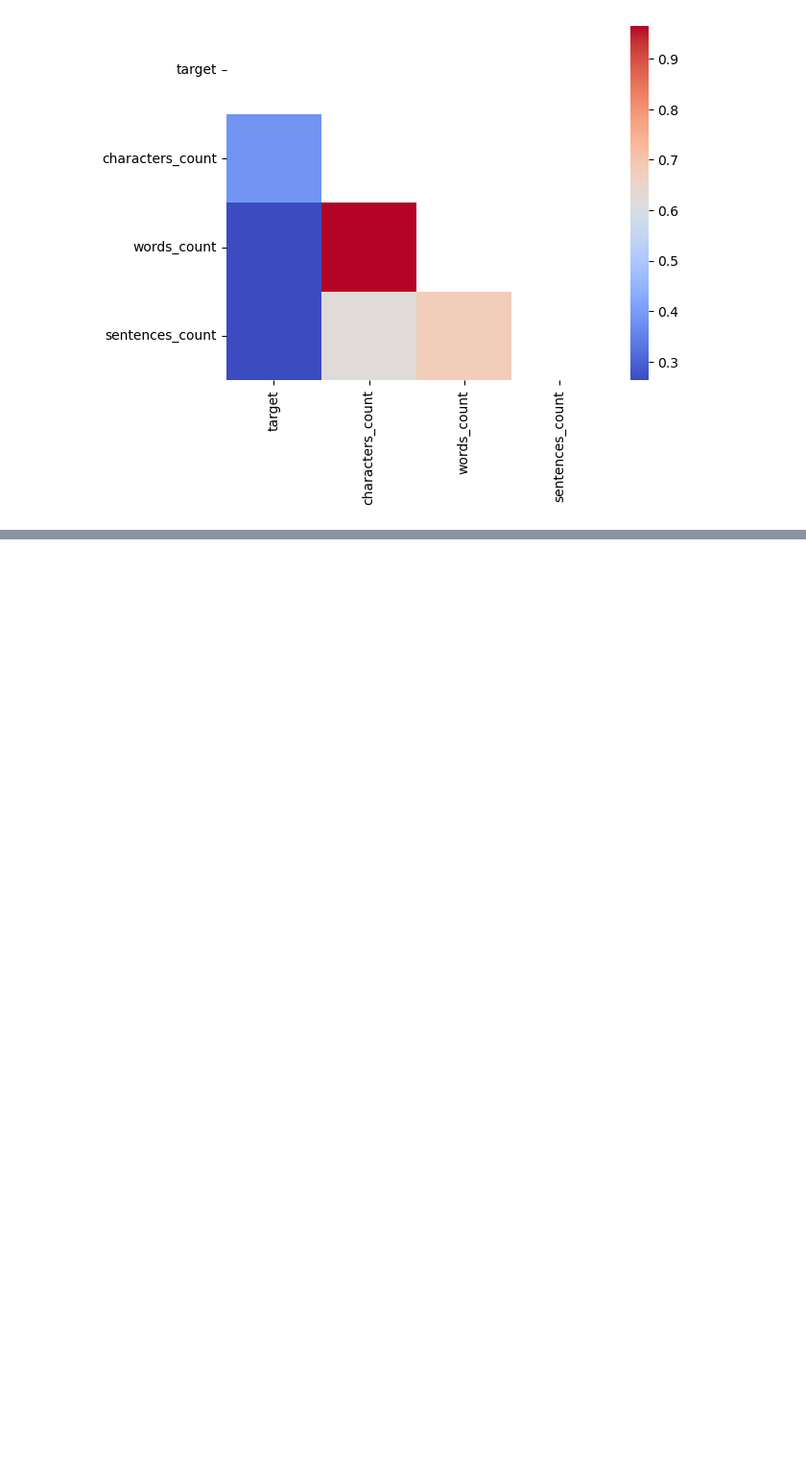
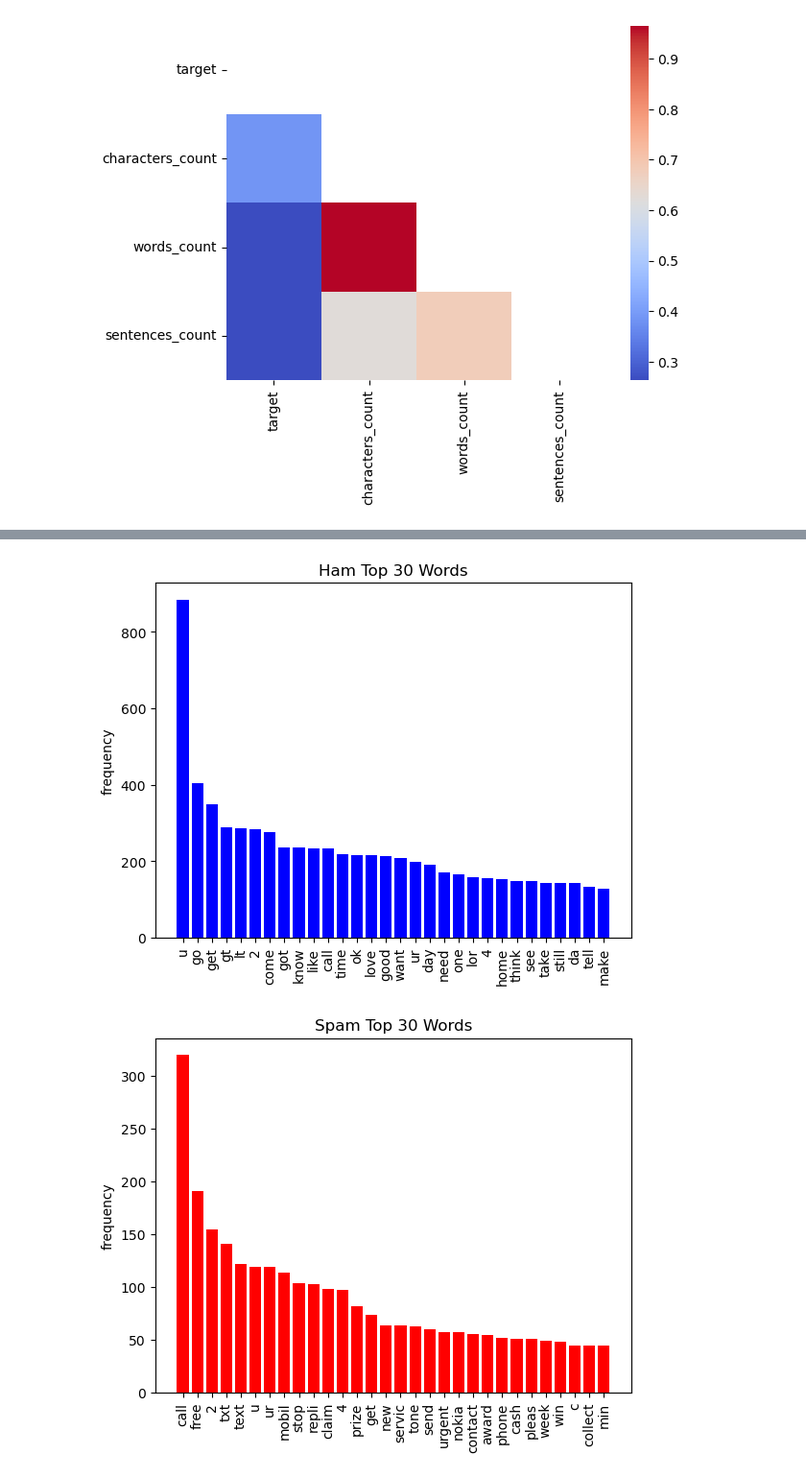
Before and after one commit to ushka1/spam-classifier, a Jupyter notebook: spam-classifier.ipynb, the cells around one changed output, grey strips where cells are left out. Shown at 96% size. Drawn from its saved outputs; the diff is of its cells as text; code cells hidden in the pictures; blank space fills up the shorter version.

Commit message:
feat: perform text preprocessing

```diff
--- a/spam-classifier.ipynb
+++ b/spam-classifier.ipynb
@@ -252,0 +264,2 @@ plt.show()
+# %%
+stemmer = PorterStemmer()
@@ -252,0 +308,3 @@ plt.show()
+# %%
+df['text_transformed'] = df['text'].apply(text_transform)
+df.head()
@@ -252,0 +318,34 @@ plt.show()
+# %%
+from collections import Counter
+
+ham_corpus = df[df['target'] == 0]['text_transformed'].str.split(
+    expand=True
+).stack()
+spam_corpus = df[df['target'] == 1]['text_transformed'].str.split(
+    expand=True
+).stack()
+
+n = 30
+ham_counter = Counter(ham_corpus)
+spam_counter = Counter(spam_corpus)
+
+plt.bar(
+    *zip(*ham_counter.most_common(n)),
+    color='blue'
+)
+plt.xticks(rotation=90)
+plt.ylabel('frequency')
+plt.title(f'Ham Top {n} Words')
+plt.show()
+
+plt.bar(
+    *zip(*spam_counter.most_common(n)),
+    color='red'
+)
+plt.xticks(rotation=90)
+plt.ylabel('frequency')
+plt.title(f'Spam Top {n} Words')
+plt.show()
+# %% [output]
+[figure, added]
+[figure, added]
```
Also changed, not shown: parts of 8 cells of this notebook.
